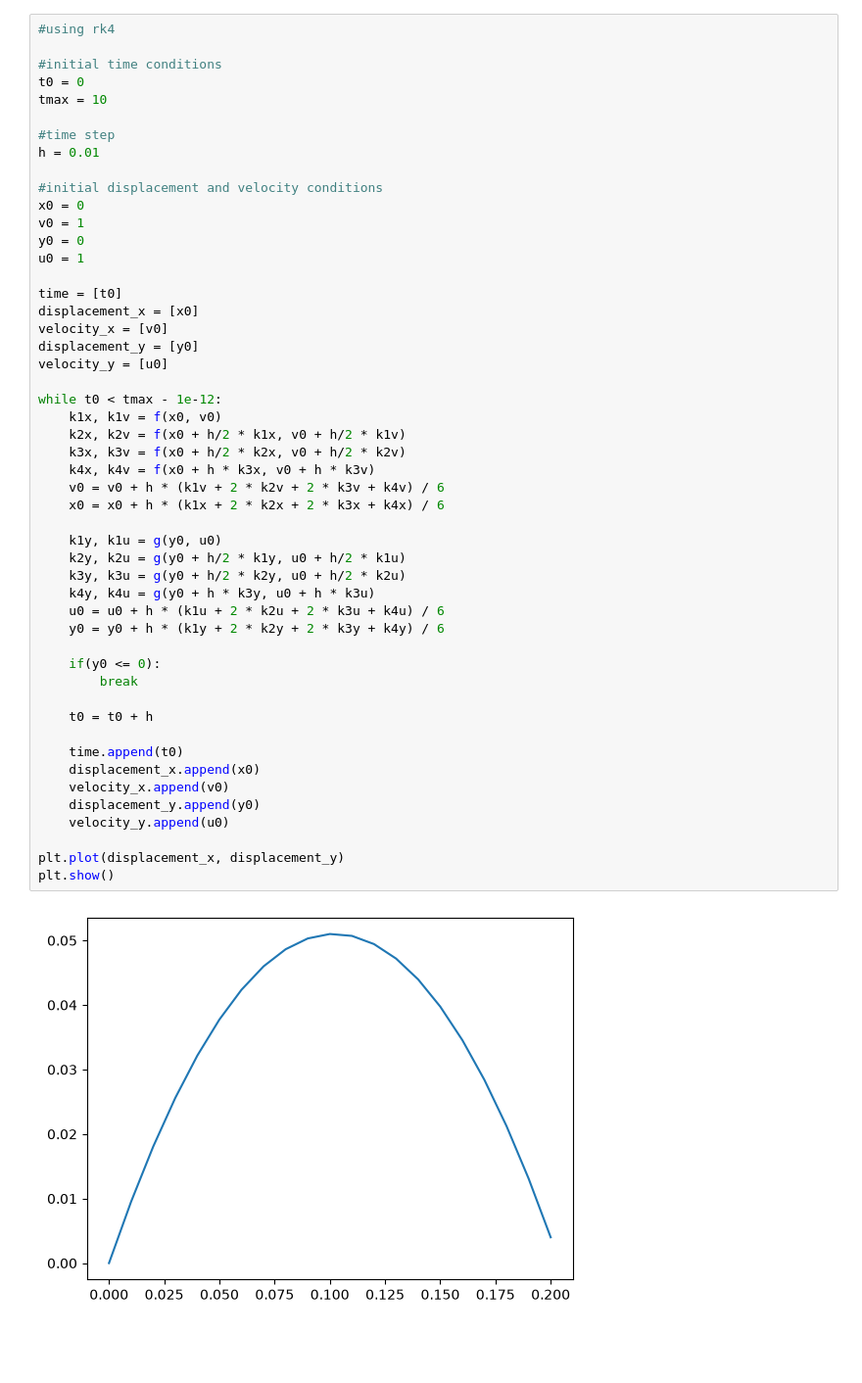
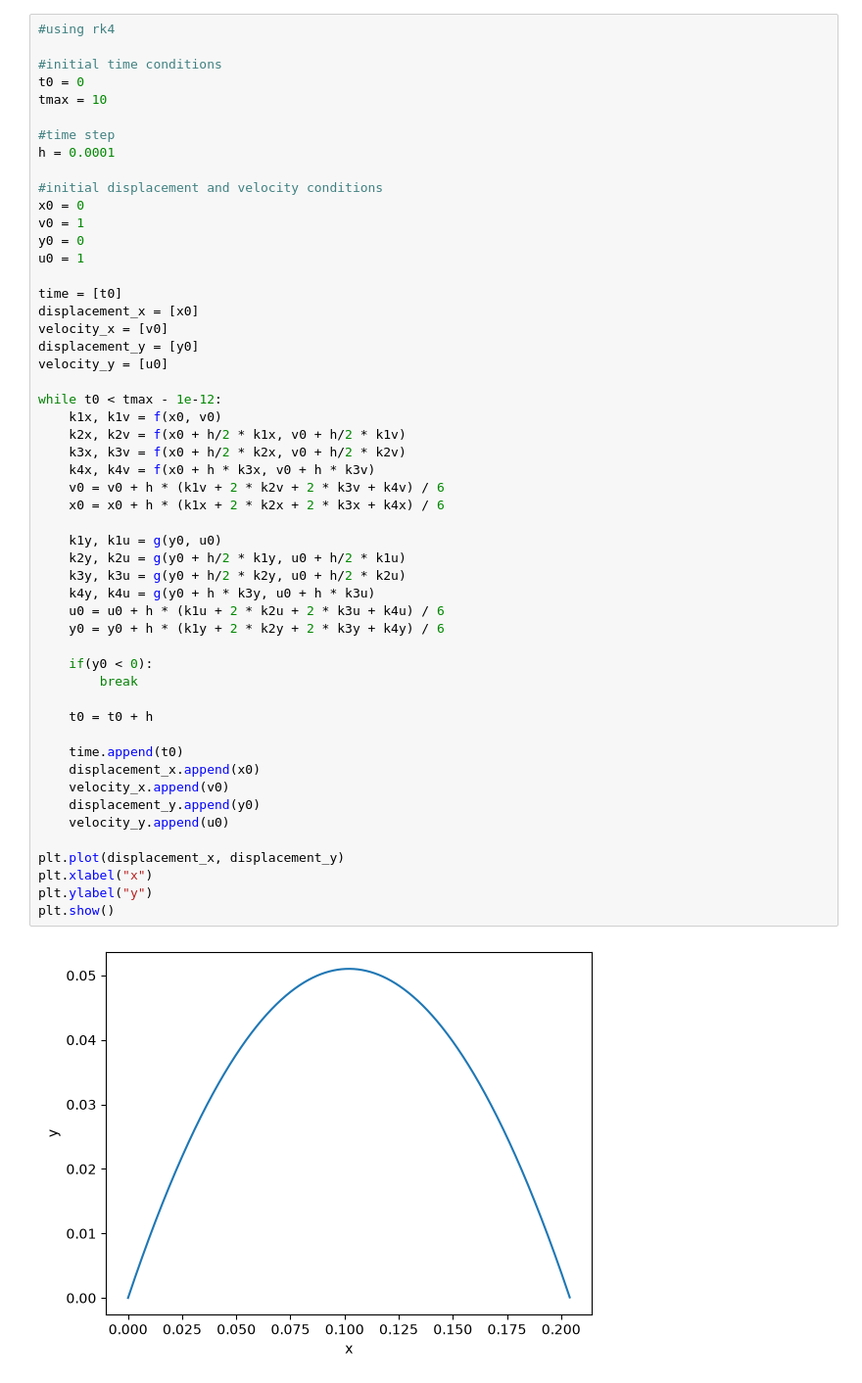
Before and after one commit to ankitwrites/classical_mechanics, a Jupyter notebook: projectile simulator.ipynb, the cells around one changed output. Shown at 98% size. Drawn from its saved outputs; the diff is of its cells as text; blank space fills up the shorter version.

```diff
--- a/projectile simulator.ipynb
+++ b/projectile simulator.ipynb
@@ -16,7 +18,7 @@ t0 = 0
 tmax = 10
 
 #time step
-h = 0.01
+h = 0.0001
 
 #initial displacement and velocity conditions
 x0 = 0
@@ -31,32 +33,34 @@ displacement_y = [y0]
 velocity_y = [u0]
 
 while t0 < tmax - 1e-12:
     k1x, k1v = f(x0, v0)
     k2x, k2v = f(x0 + h/2 * k1x, v0 + h/2 * k1v)
     k3x, k3v = f(x0 + h/2 * k2x, v0 + h/2 * k2v)
     k4x, k4v = f(x0 + h * k3x, v0 + h * k3v)
     v0 = v0 + h * (k1v + 2 * k2v + 2 * k3v + k4v) / 6
     x0 = x0 + h * (k1x + 2 * k2x + 2 * k3x + k4x) / 6
 
     k1y, k1u = g(y0, u0)
     k2y, k2u = g(y0 + h/2 * k1y, u0 + h/2 * k1u)
     k3y, k3u = g(y0 + h/2 * k2y, u0 + h/2 * k2u)
     k4y, k4u = g(y0 + h * k3y, u0 + h * k3u)
     u0 = u0 + h * (k1u + 2 * k2u + 2 * k3u + k4u) / 6
     y0 = y0 + h * (k1y + 2 * k2y + 2 * k3y + k4y) / 6
 
-    if(y0 <= 0):
+    if(y0 < 0):
         break
 
     t0 = t0 + h
 
     time.append(t0)
     displacement_x.append(x0)
     velocity_x.append(v0)
     displacement_y.append(y0)
     velocity_y.append(u0)
 
 plt.plot(displacement_x, displacement_y)
+plt.xlabel("x")
+plt.ylabel("y")
 plt.show()
 # %% [output]
-[figure, old version]
+[figure, new version]
```
Also changed, not shown: parts of 5 cells of this notebook.
